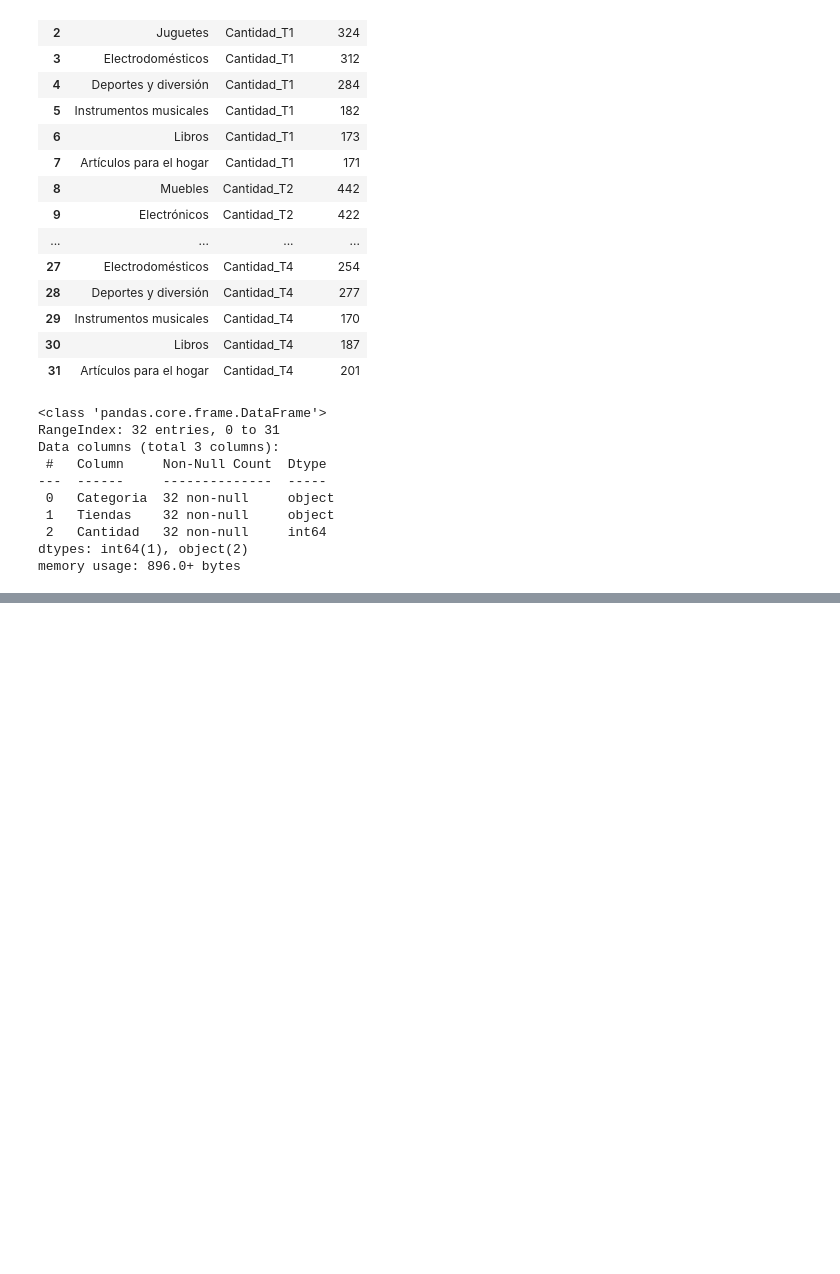
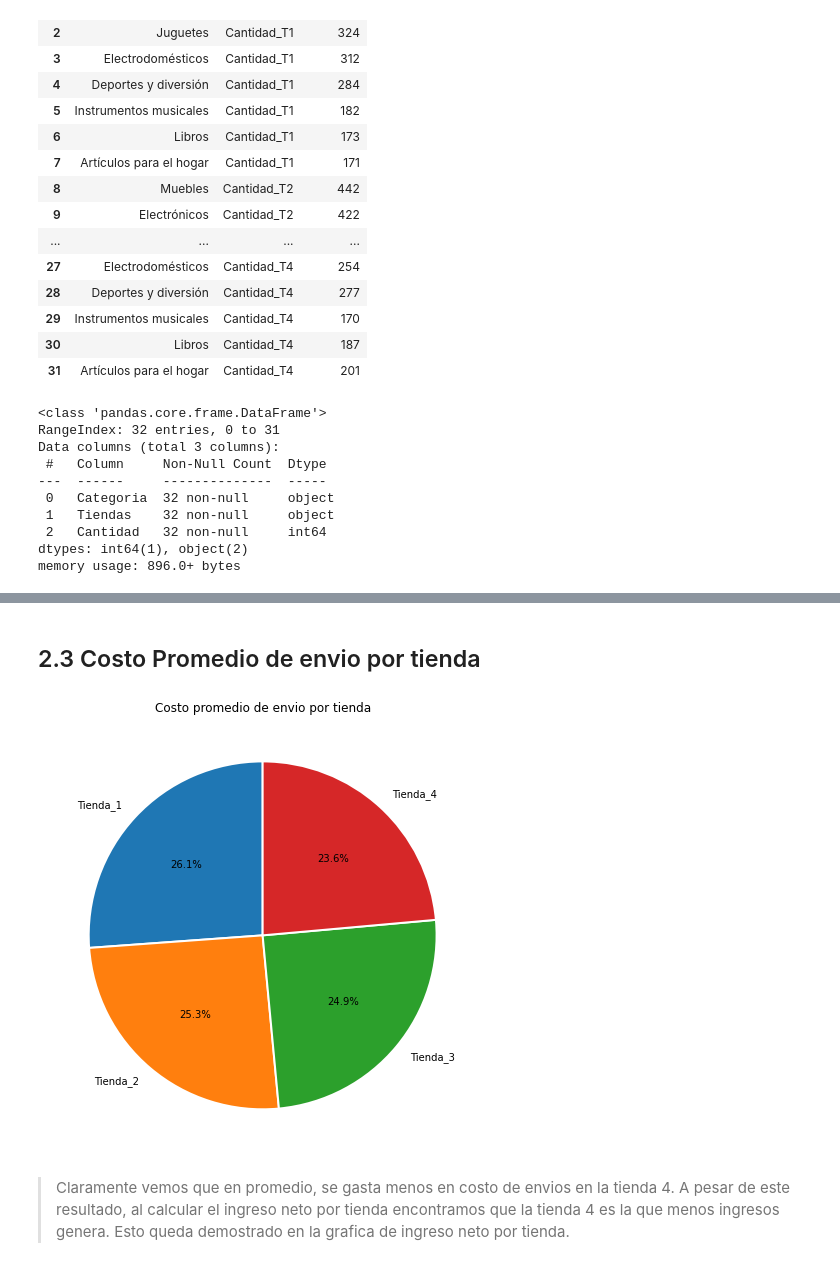
Before and after one commit to jbernalg/challenge-store, a Jupyter notebook: AluraStoreLatam.ipynb, the cells around one changed output, grey strips where cells are left out. Cells and saved outputs as stored; diff of their text form; code cells hidden in the pictures; blank space fills up the shorter version.

```diff
--- a/AluraStoreLatam.ipynb
+++ b/AluraStoreLatam.ipynb
@@ -376,0 +378,11 @@ plt.show()
+# %% [markdown]
+## 2.3 Costo Promedio de envio por tienda
+# %%
+plt.figure(figsize=(8,8))
+plt.pie(tiendas_df['Promedio Costo Envio'], labels=tiendas_df['Tiendas'], autopct='%1.1f%%', startangle=90, wedgeprops={'edgecolor': 'white', 'linewidth': 2})
+plt.title('Costo promedio de envio por tienda')
+plt.show()
+# %% [output]
+[figure, added]
+# %% [markdown]
+> Claramente vemos que en promedio, se gasta menos en costo de envios en la tienda 4. A pesar de este resultado, al calcular el ingreso neto por tienda encontramos que la tienda 4 es la que menos ingresos genera. Esto queda demostrado en la grafica de ingreso neto por tienda.
```
Also changed, not shown: parts of 1 cell of this notebook.
